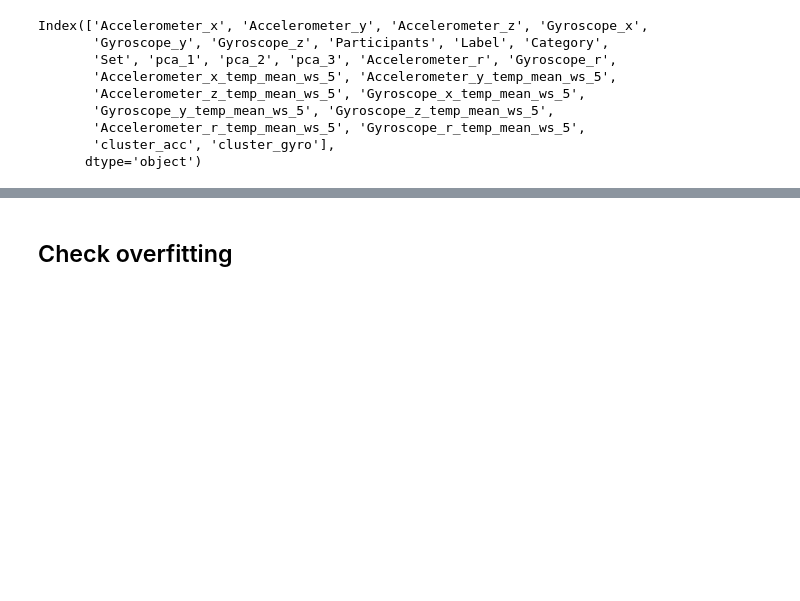
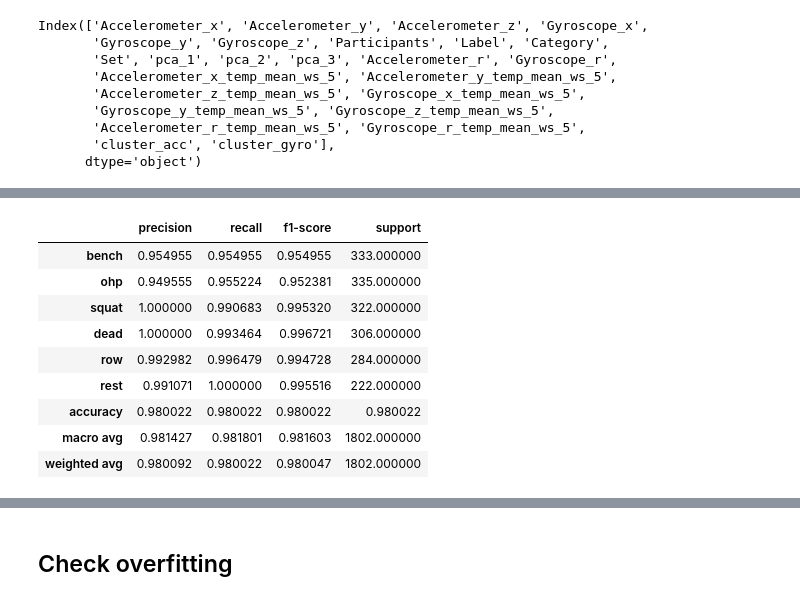
Before and after one commit to silvergjeka22/Fitness-Tracker, a Jupyter notebook: notebooks/modeling(4).ipynb, the cells around one changed output, grey strips where cells are left out. Drawn from its saved outputs; the diff is of its cells as text; code cells hidden in the pictures; blank space fills up the shorter version.

```diff
--- a/notebooks/modeling(4).ipynb
+++ b/notebooks/modeling(4).ipynb
@@ -235,3 +236,19 @@ accuracy_score(y_test, pred_test)
+# %%
+report = classification_report(y_test, pred_test, labels=y.unique(), output_dict=True)
+report_df = pd.DataFrame(report).transpose()
+
+report_df
+# %% [output]
+|  | precision | recall | f1-score | support |
+| bench | 0.954955 | 0.954955 | 0.954955 | 333.000000 |
+| ohp | 0.949555 | 0.955224 | 0.952381 | 335.000000 |
+| squat | 1.000000 | 0.990683 | 0.995320 | 322.000000 |
+| dead | 1.000000 | 0.993464 | 0.996721 | 306.000000 |
+| row | 0.992982 | 0.996479 | 0.994728 | 284.000000 |
+| rest | 0.991071 | 1.000000 | 0.995516 | 222.000000 |
+| accuracy | 0.980022 | 0.980022 | 0.980022 | 0.980022 |
+| macro avg | 0.981427 | 0.981801 | 0.981603 | 1802.000000 |
+| weighted avg | 0.980092 | 0.980022 | 0.980047 | 1802.000000 |
 # %%
 # create confusion matrix for cm
 classes = y.unique()
```
Also changed, not shown: parts of 18 cells of this notebook, 9 other files.
